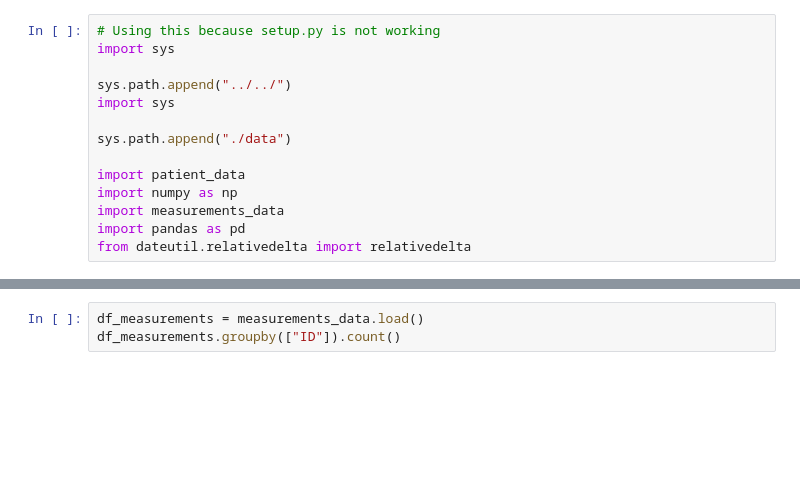
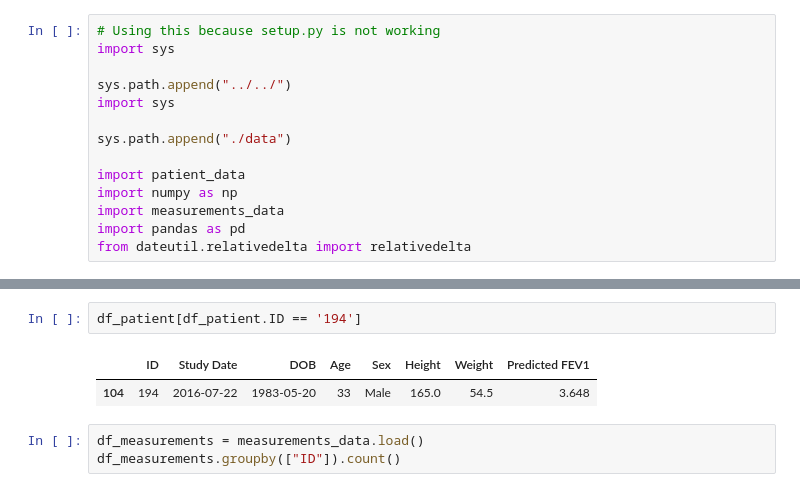
Before and after one commit to tristantreb/phd, a Jupyter notebook: src/data/data_exploration.ipynb, the cells around one changed output, grey strips where cells are left out. Saved outputs shown, nothing was run; the diff lists cells and outputs as text; blank space fills up the shorter version.

```diff
--- a/src/data/data_exploration.ipynb
+++ b/src/data/data_exploration.ipynb
@@ -41,6 +41,11 @@ Loaded patient data with 147 entries (147 initially)
 | mean | 31.5 | 166.3 | 63.0 | 3.4 |
 | min | 18.0 | 143.0 | 34.3 | 2.1 |
 | max | 66.0 | 189.0 | 117.3 | 4.7 |
+# %%
+df_patient[df_patient.ID == '194']
+# %% [output]
+|  | ID | Study Date | DOB | Age | Sex | Height | Weight | Predicted FEV1 |
+| 104 | 194 | 2016-07-22 | 1983-05-20 | 33 | Male | 165.0 | 54.5 | 3.648 |
 # %%
 df_measurements = measurements_data.load()
 df_measurements.groupby(["ID"]).count()
```
Also changed, not shown: parts of 1 cell of this notebook, 3 other files.
